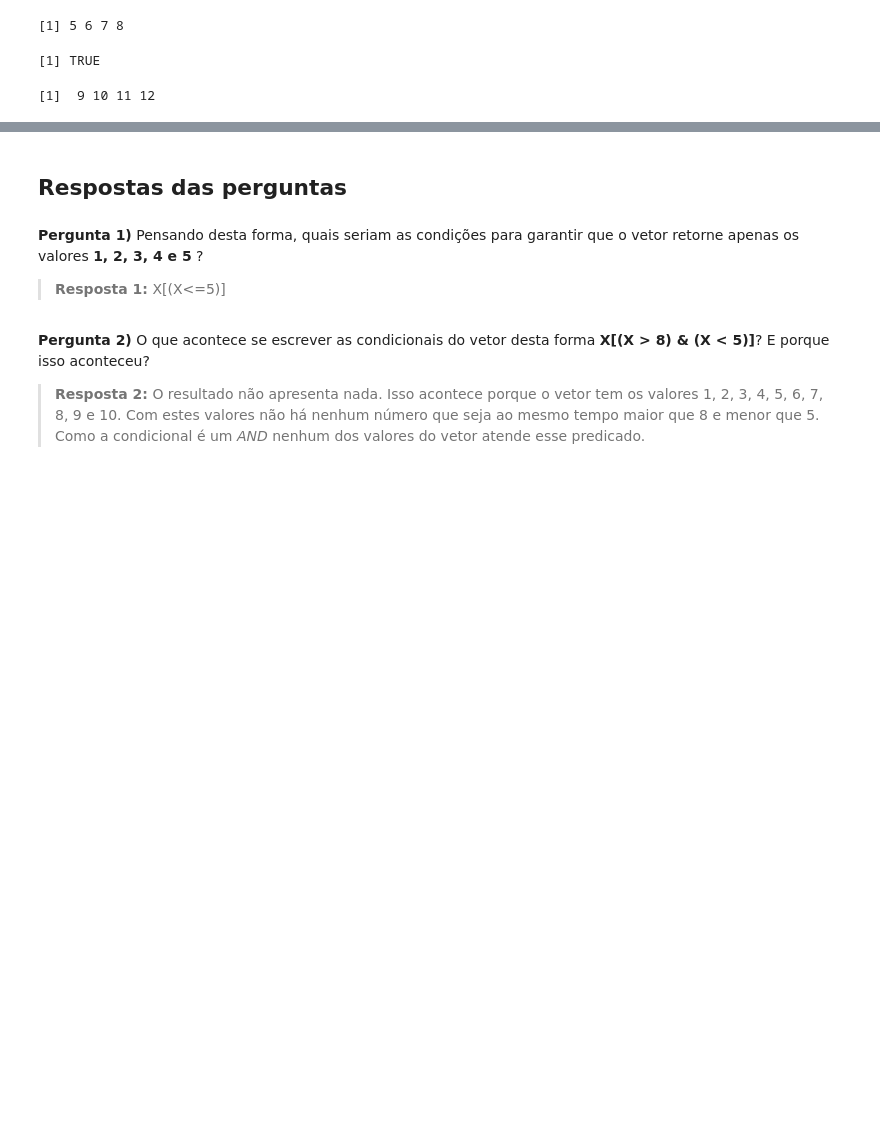
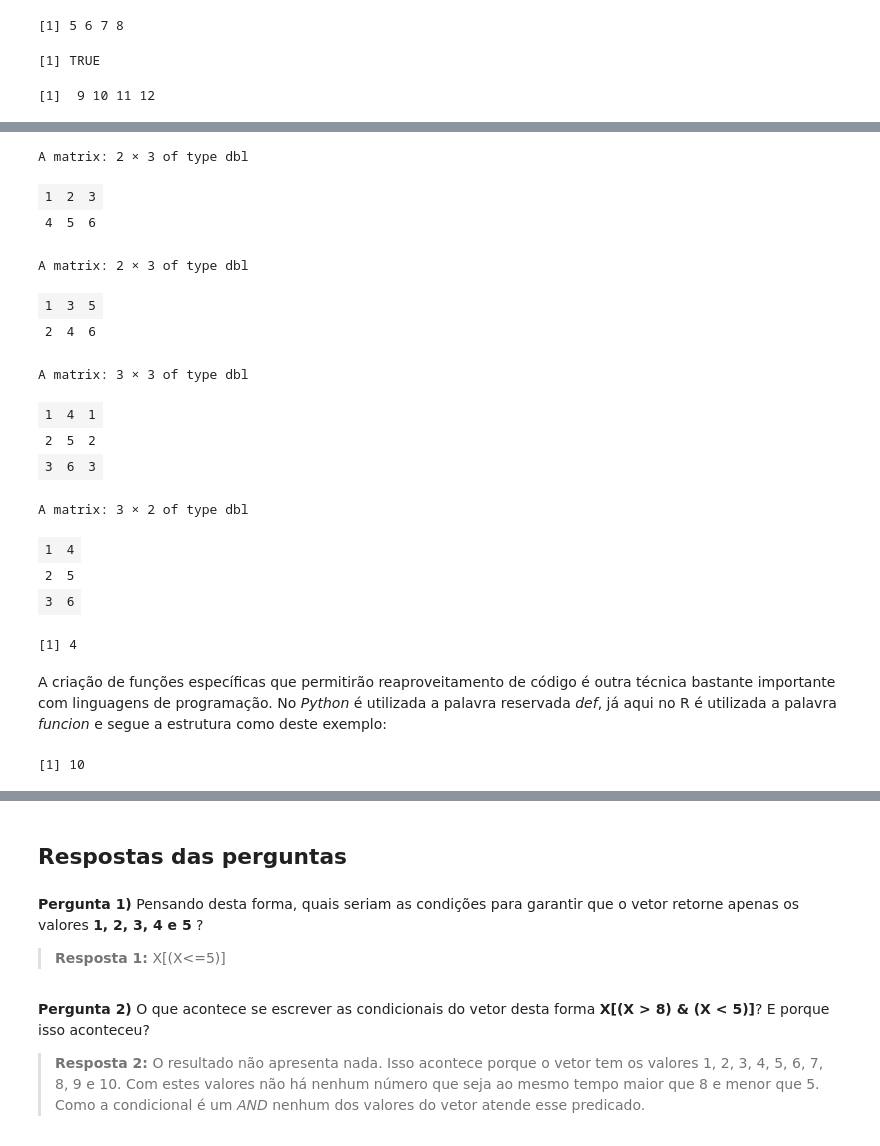
Before and after one commit to Rogerio-mack/Ling-de-Prog-para-Ciencia-de-Dados, a Jupyter notebook: Trilha 5.ipynb, the cells around one changed output, grey strips where cells are left out. Saved outputs shown, nothing was run; the diff lists cells and outputs as text; code cells hidden in the pictures; blank space fills up the shorter version.

```diff
--- a/Trilha 5.ipynb
+++ b/Trilha 5.ipynb
@@ -212,0 +223,41 @@ X
+# %%
+valores <- c(1,2,3,4,5,6)
+
+X <- matrix(valores, nrow = 2, ncol = 3, byrow = TRUE)
+X
+
+X <- matrix(valores, nrow = 2, ncol = 3, byrow = FALSE)
+X
+
+X <- matrix(valores, nrow = 3, ncol = 3, byrow = FALSE)
+X
+
+X <- matrix(valores, nrow = 3, ncol = 2)
+X
+# %% [output]
+A matrix: 2 × 3 of type dbl
+| 1 | 2 | 3 |
+| 4 | 5 | 6 |
+A matrix: 2 × 3 of type dbl
+| 1 | 3 | 5 |
+| 2 | 4 | 6 |
+A matrix: 3 × 3 of type dbl
+| 1 | 4 | 1 |
+| 2 | 5 | 2 |
+| 3 | 6 | 3 |
+A matrix: 3 × 2 of type dbl
+| 1 | 4 |
+| 2 | 5 |
+| 3 | 6 |
+[1] 4
+# %% [markdown]
+A criação de funções específicas que permitirão reaproveitamento de código é outra técnica bastante importante com linguagens de programação. No *Python* é utilizada a palavra reservada *def*, já aqui no R é utilizada a palavra *funcion* e segue a estrutura como deste exemplo:
+# %%
+#Funções
+X <- function(a,b){
+  a * b
+}
+
+X(5,2)
+# %% [output]
+[1] 10
```
Also changed, not shown: parts of 3 cells of this notebook.
